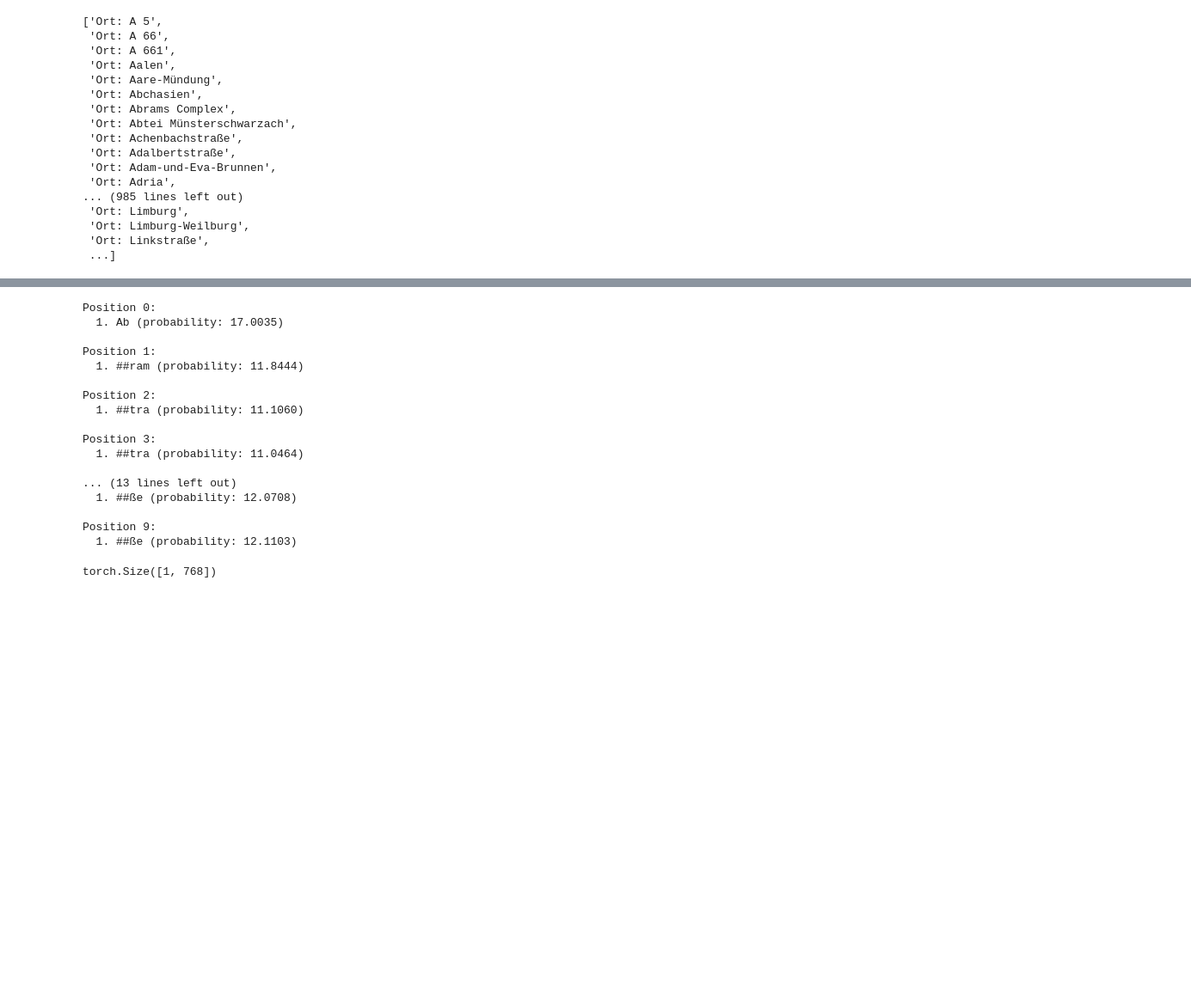
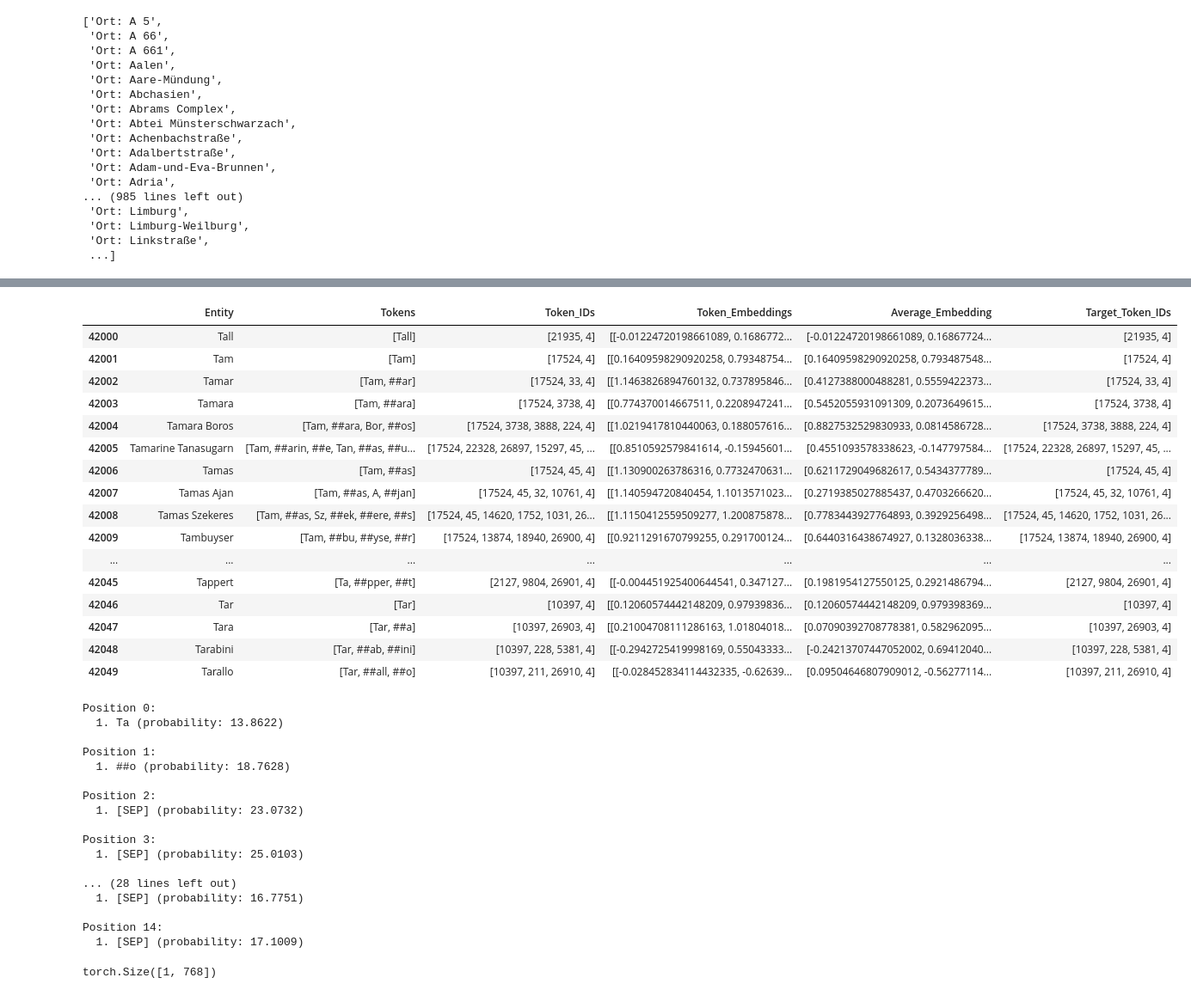
Before and after one commit to Marvin0212/bert_embedding, a Jupyter notebook: notebooks/NER_data.ipynb, the cells around one changed output, grey strips where cells are left out. Shown at 86% size. Cells and saved outputs as stored; diff of their text form; code cells hidden in the pictures; blank space fills up the shorter version.

```diff
--- a/notebooks/NER_data.ipynb
+++ b/notebooks/NER_data.ipynb
@@ -169,0 +212,12 @@ df
+# %%
+import pandas as pd
+from pathlib import Path
+# Save the DataFrame to the specified path
+file_path_df = Path.cwd() / "data" / "df_file.pkl"
+
+# #Save the DataFrame to a pickle file
+# df.to_pickle(file_path_df)
+
+# #Load the DataFrame from the pickle file
+df= pd.read_pickle(file_path_df)
+df
@@ -387,20 +563,40 @@ Training finished!
+# %%
+df[42000:42050]
+# %% [output]
+|  | Entity | Tokens | Token_IDs | Token_Embeddings | Average_Embedding | Target_Token_IDs |
+| 42000 | Tall | [Tall] | [21935, 4] | [[-0.01224720198661089, 0.1686772... | [-0.01224720198661089, 0.16867724... | [21935, 4] |
+| 42001 | Tam | [Tam] | [17524, 4] | [[0.16409598290920258, 0.79348754... | [0.16409598290920258, 0.793487548... | [17524, 4] |
+| 42002 | Tamar | [Tam, ##ar] | [17524, 33, 4] | [[1.1463826894760132, 0.737895846... | [0.4127388000488281, 0.5559422373... | [17524, 33, 4] |
+| 42003 | Tamara | [Tam, ##ara] | [17524, 3738, 4] | [[0.774370014667511, 0.2208947241... | [0.5452055931091309, 0.2073649615... | [17524, 3738, 4] |
+| 42004 | Tamara Boros | [Tam, ##ara, Bor, ##os] | [17524, 3738, 3888, 224, 4] | [[1.0219417810440063, 0.188057616... | [0.8827532529830933, 0.0814586728... | [17524, 3738, 3888, 224, 4] |
+| 42005 | Tamarine Tanasugarn | [Tam, ##arin, ##e, Tan, ##as, ##u... | [17524, 22328, 26897, 15297, 45, ... | [[0.8510592579841614, -0.15945601... | [0.4551093578338623, -0.147797584... | [17524, 22328, 26897, 15297, 45, ... |
+| 42006 | Tamas | [Tam, ##as] | [17524, 45, 4] | [[1.130900263786316, 0.7732470631... | [0.6211729049682617, 0.5434377789... | [17524, 45, 4] |
+| 42007 | Tamas Ajan | [Tam, ##as, A, ##jan] | [17524, 45, 32, 10761, 4] | [[1.140594720840454, 1.1013571023... | [0.2719385027885437, 0.4703266620... | [17524, 45, 32, 10761, 4] |
+| 42008 | Tamas Szekeres | [Tam, ##as, Sz, ##ek, ##ere, ##s] | [17524, 45, 14620, 1752, 1031, 26... | [[1.1150412559509277, 1.200875878... | [0.7783443927764893, 0.3929256498... | [17524, 45, 14620, 1752, 1031, 26... |
+| 42009 | Tambuyser | [Tam, ##bu, ##yse, ##r] | [17524, 13874, 18940, 26900, 4] | [[0.9211291670799255, 0.291700124... | [0.6440316438674927, 0.1328036338... | [17524, 13874, 18940, 26900, 4] |
+| ... | ... | ... | ... | ... | ... | ... |
+| 42045 | Tappert | [Ta, ##pper, ##t] | [2127, 9804, 26901, 4] | [[-0.004451925400644541, 0.347127... | [0.1981954127550125, 0.2921486794... | [2127, 9804, 26901, 4] |
+| 42046 | Tar | [Tar] | [10397, 4] | [[0.12060574442148209, 0.97939836... | [0.12060574442148209, 0.979398369... | [10397, 4] |
+| 42047 | Tara | [Tar, ##a] | [10397, 26903, 4] | [[0.21004708111286163, 1.01804018... | [0.07090392708778381, 0.582962095... | [10397, 26903, 4] |
+| 42048 | Tarabini | [Tar, ##ab, ##ini] | [10397, 228, 5381, 4] | [[-0.2942725419998169, 0.55043333... | [-0.24213707447052002, 0.69412040... | [10397, 228, 5381, 4] |
+| 42049 | Tarallo | [Tar, ##all, ##o] | [10397, 211, 26910, 4] | [[-0.028452834114432335, -0.62639... | [0.09504646807909012, -0.56277114... | [10397, 211, 26910, 4] |
 # %%
+tokenizer = BertTokenizer.from_pretrained('bert-base-german-cased')
 # # end inference if this token is predicted
 # eos_token_id = tokenizer.convert_tokens_to_ids('[SEP]')  # EOS token
 
 # Example forward pass
 #input_tensor = torch.randn(1,768)
 
-tensor = torch.tensor(df["Average_Embedding"][6]).unsqueeze(0)
+tensor = torch.tensor(df["Average_Embedding"][42042]).unsqueeze(0) #159
 # Generate Gaussian noise
-noise_level = 0
+noise_level = 0.6
 noise = torch.randn_like(tensor) * noise_level
 # Add noise to tensor
 input_tensor = tensor + noise
 
 
 output_tensor = model(input_tensor)
-output_tensor.shape
 
 for batch_idx in range(output_tensor.size(0)):
     for position in range(output_tensor.size(1)):  # Iterate over sequence length
@@ -417,22 +613,22 @@ for batch_idx in range(output_tensor.size(0)):
         print()
 # %% [output]
 Position 0:
-  1. Ab (probability: 17.0035)
+  1. Ta (probability: 13.8622)
 
 Position 1:
-  1. ##ram (probability: 11.8444)
+  1. ##o (probability: 18.7628)
 
 Position 2:
-  1. ##tra (probability: 11.1060)
+  1. [SEP] (probability: 23.0732)
 
 Position 3:
-  1. ##tra (probability: 11.0464)
+  1. [SEP] (probability: 25.0103)
 
-... (13 lines left out)
-  1. ##ße (probability: 12.0708)
+... (28 lines left out)
+  1. [SEP] (probability: 16.7751)
 
-Position 9:
-  1. ##ße (probability: 12.1103)
+Position 14:
+  1. [SEP] (probability: 17.1009)
 # %%
 torch.tensor(df["Average_Embedding"][8]).unsqueeze(0).shape
 # %% [output]
```
Also changed, not shown: parts of 12 cells of this notebook, 1 other file.
